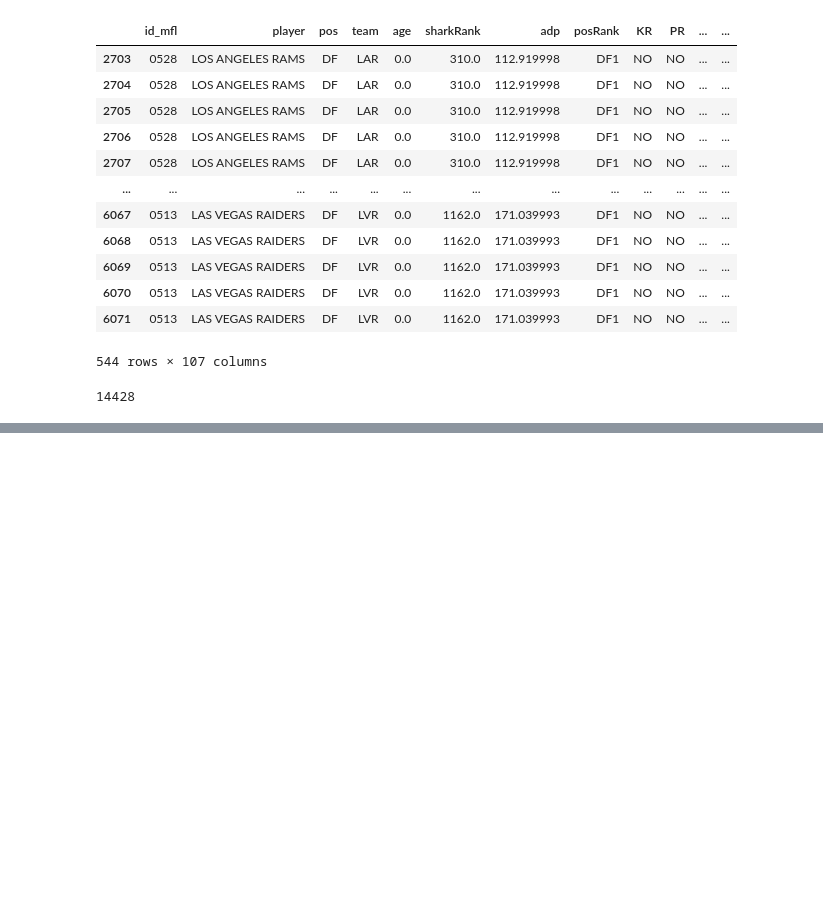
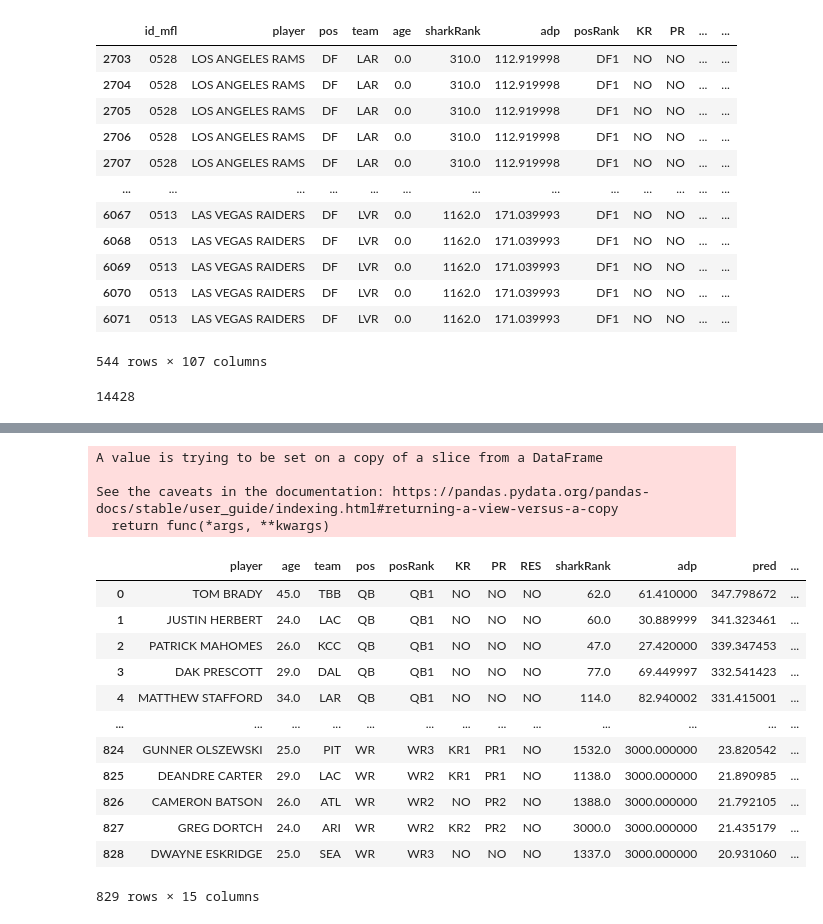
Before and after one commit to travisdharry/ff_demo, a Jupyter notebook: scheduler_new.ipynb, the cells around one changed output, grey strips where cells are left out. Cells and saved outputs as stored; diff of their text form; code cells hidden in the pictures; blank space fills up the shorter version.

```diff
--- a/scheduler_new.ipynb
+++ b/scheduler_new.ipynb
@@ -588,0 +1101,57 @@ player_df = player_df[[
+# %%
+# Join dfs for current year to point_projection dfs
+# Sort current year players by SharkRank
+for df in [qbs, rbs, wrs, tes, pks, defs]:
+    df.sort_values(by='sharkRank', inplace=True)
+    df.reset_index(inplace=True, drop=True)
+# Merge dfs
+qbs = pd.merge(qbs, qb_proj[['Projection_Relative', 'Projection_Absolute']], how="left", left_index=True, right_index=True)
+rbs = pd.merge(rbs, rb_proj[['Projection_Relative', 'Projection_Absolute']], how="left", left_index=True, right_index=True)
+wrs = pd.merge(wrs, wr_proj[['Projection_Relative', 'Projection_Absolute']], how="left", left_index=True, right_index=True)
+tes = pd.merge(tes, te_proj[['Projection_Relative', 'Projection_Absolute']], how="left", left_index=True, right_index=True)
+pks = pd.merge(pks, pk_proj[['Projection_Relative', 'Projection_Absolute']], how="left", left_index=True, right_index=True)
+defs = pd.merge(defs, def_proj[['Projection_Relative', 'Projection_Absolute']], how="left", left_index=True, right_index=True)
+# Rename columns
+for df in [qbs, rbs, wrs, tes, pks, defs]:
+    df.rename(columns={'Projection_Relative':'sharkRelative', 'Projection_Absolute':'sharkAbsolute'}, inplace=True)
+# %% [output]
+A value is trying to be set on a copy of a slice from a DataFrame
+
+See the caveats in the documentation: https://pandas.pydata.org/pandas-docs/stable/user_guide/indexing.html#returning-a-view-versus-a-copy
+  return func(*args, **kwargs)
+# %%
+# Join dfs for current year to point_projection dfs
+# Sort current year players by ADP
+for df in [qbs, rbs, wrs, tes, pks, defs]:
+    df.sort_values(by='adp', inplace=True)
+    df.reset_index(inplace=True, drop=True)
+# Merge dfs
+qbs = pd.merge(qbs, qb_proj[['Projection_Relative', 'Projection_Absolute']], how="left", left_index=True, right_index=True)
+rbs = pd.merge(rbs, rb_proj[['Projection_Relative', 'Projection_Absolute']], how="left", left_index=True, right_index=True)
+wrs = pd.merge(wrs, wr_proj[['Projection_Relative', 'Projection_Absolute']], how="left", left_index=True, right_index=True)
+tes = pd.merge(tes, te_proj[['Projection_Relative', 'Projection_Absolute']], how="left", left_index=True, right_index=True)
+pks = pd.merge(pks, pk_proj[['Projection_Relative', 'Projection_Absolute']], how="left", left_index=True, right_index=True)
+defs = pd.merge(defs, def_proj[['Projection_Relative', 'Projection_Absolute']], how="left", left_index=True, right_index=True)
+# Rename columns
+for df in [qbs, rbs, wrs, tes, pks, defs]:
+    df.rename(columns={'Projection_Relative':'adpRelative', 'Projection_Absolute':'adpAbsolute'}, inplace=True)
+# %%
+# Merge all position dfs into one
+predictions = pd.concat([qbs, rbs, wrs, tes, pks, defs])
+predictions = predictions.sort_values(by=['pred'], ascending=False)
+predictions.reset_index(inplace=True, drop=True)
+predictions
+# %% [output]
+|  | player | age | team | pos | posRank | KR | PR | RES | sharkRank | adp | pred | ... |
+| 0 | TOM BRADY | 45.0 | TBB | QB | QB1 | NO | NO | NO | 62.0 | 61.410000 | 347.798672 | ... |
+| 1 | JUSTIN HERBERT | 24.0 | LAC | QB | QB1 | NO | NO | NO | 60.0 | 30.889999 | 341.323461 | ... |
+| 2 | PATRICK MAHOMES | 26.0 | KCC | QB | QB1 | NO | NO | NO | 47.0 | 27.420000 | 339.347453 | ... |
+| 3 | DAK PRESCOTT | 29.0 | DAL | QB | QB1 | NO | NO | NO | 77.0 | 69.449997 | 332.541423 | ... |
+| 4 | MATTHEW STAFFORD | 34.0 | LAR | QB | QB1 | NO | NO | NO | 114.0 | 82.940002 | 331.415001 | ... |
+| ... | ... | ... | ... | ... | ... | ... | ... | ... | ... | ... | ... | ... |
+| 824 | GUNNER OLSZEWSKI | 25.0 | PIT | WR | WR3 | KR1 | PR1 | NO | 1532.0 | 3000.000000 | 23.820542 | ... |
+| 825 | DEANDRE CARTER | 29.0 | LAC | WR | WR2 | KR1 | PR1 | NO | 1138.0 | 3000.000000 | 21.890985 | ... |
+| 826 | CAMERON BATSON | 26.0 | ATL | WR | WR2 | NO | PR2 | NO | 1388.0 | 3000.000000 | 21.792105 | ... |
+| 827 | GREG DORTCH | 24.0 | ARI | WR | WR2 | KR2 | PR2 | NO | 3000.0 | 3000.000000 | 21.435179 | ... |
+| 828 | DWAYNE ESKRIDGE | 25.0 | SEA | WR | WR3 | NO | NO | NO | 1337.0 | 3000.000000 | 20.931060 | ... |
+829 rows × 15 columns
```
Also changed, not shown: parts of 18 cells of this notebook, 6 other files.
